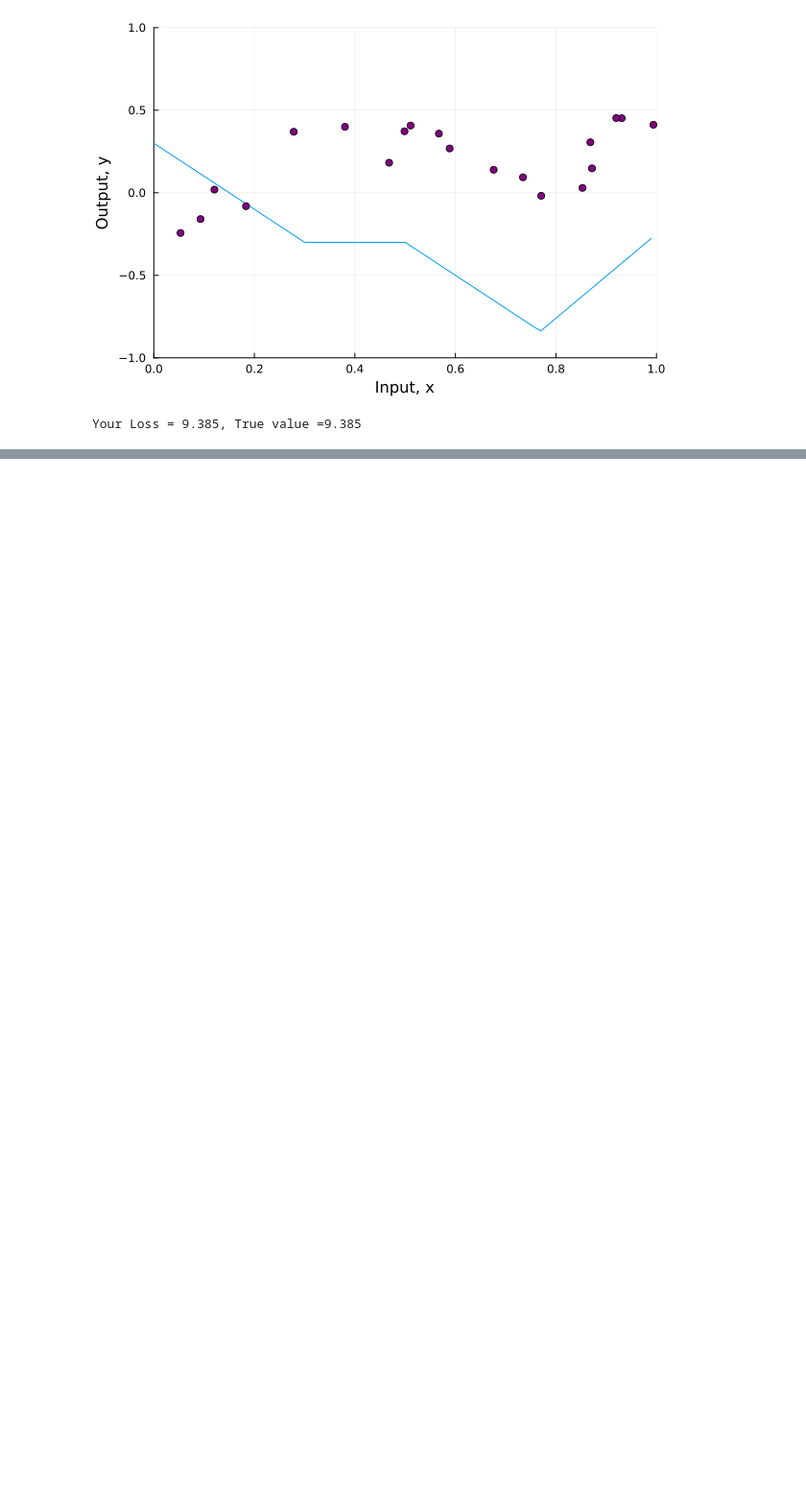
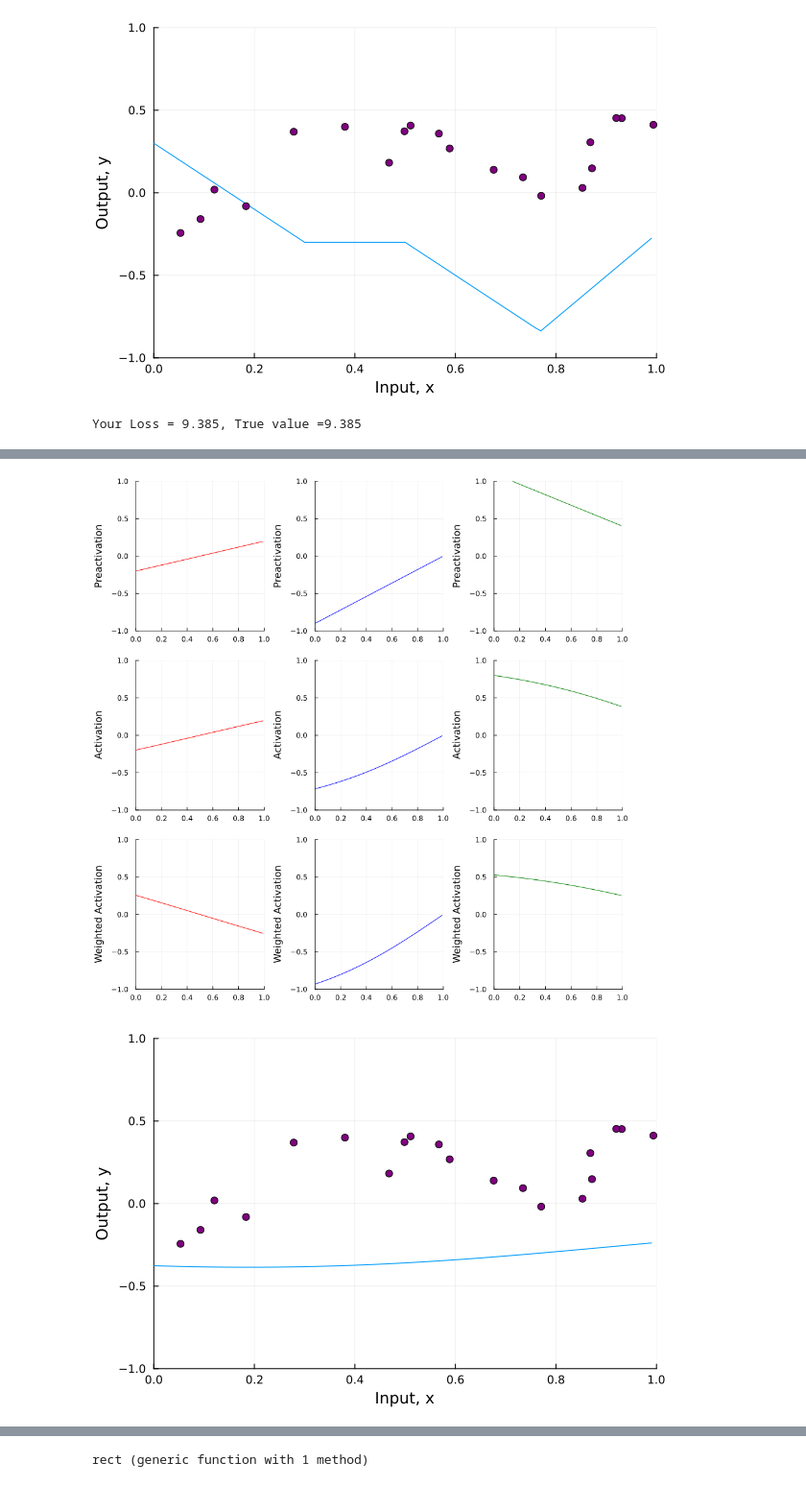
Before and after one commit to mirajcs/udl-julia, a Jupyter notebook: 3_1_Shallow_Networks_I.ipynb, the cells around one changed output, grey strips where cells are left out. Shown at 96% size. Drawn from its saved outputs; the diff is of its cells as text; code cells hidden in the pictures; blank space fills up the shorter version.

```diff
--- a/3_1_Shallow_Networks_I.ipynb
+++ b/3_1_Shallow_Networks_I.ipynb
@@ -218,0 +336,37 @@ Your Loss = 9.385, True value =9.385
+# %%
+# Define some parameters, run the neural network, and compute the loss
+θ₁₀ = -0.2; θ₁₁ = 0.4
+θ₂₀ = -0.9; θ₂₁ = 0.9
+θ₃₀ = 1.1; θ₃₁ = -0.7
+ϕ₀ = -0.23; ϕ₁ = -1.3; ϕ₂ = 1.3; ϕ₃ = 0.66
+
+# Define a range of input values
+x = collect(0.0:0.01:0.99)
+
+x_train = [0.09291784, 0.46809093, 0.93089486, 0.67612654, 0.73441752, 0.86847339,
+           0.49873225, 0.51083168, 0.18343972, 0.99380898, 0.27840809, 0.38028817,
+           0.12055708, 0.56715537, 0.92005746, 0.77072270, 0.85278176, 0.05315950,
+           0.87168699, 0.58858043]
+
+y_train = [-0.15934537, 0.18195445, 0.451270150, 0.13921448, 0.09366691, 0.30567674,
+            0.372291170, 0.40716968, -0.08131792, 0.41187806, 0.36943738, 0.3994327,
+            0.019062570, 0.35820410, 0.452564960, -0.0183121, 0.02957665, -0.24354444,
+            0.148038840, 0.26824970]
+
+# Run the neural network for each of these input values
+y, pre_1, pre_2, pre_3, act_1, act_2, act_3, w_act_1, w_act_2, w_act_3 =
+    shallow_1_1_3(x, my_tanh, ϕ₀, ϕ₁, ϕ₂, ϕ₃,
+                  θ₁₀, θ₁₁, θ₂₀, θ₂₁, θ₃₀, θ₃₁)
+
+# Plot with training data ovaerlaid
+plot_neural(x, y, pre_1, pre_2, pre_3, act_1, act_2, act_3, w_act_1, w_act_2, w_act_3, plot_all=true, x_data=x_train, y_data=y_train)
+
+# Run the neural network on the training data
+y_predict = shallow_1_1_3(x_train, my_tanh, ϕ₀, ϕ₁, ϕ₂, ϕ₃, θ₁₀, θ₁₁, θ₂₀, θ₂₁, θ₃₀, θ₃₁)[1]
+
+# Compute the least square loss and print it out
+loss = least_square_loss(y_train, y_predict)
+@printf("Your Loss = %3.3f\n", loss)
+# %% [output]
+[figure, added]
+[figure, added]
@@ -218,0 +374,7 @@ Your Loss = 9.385, True value =9.385
+# %%
+# Rectangle / boxcar activation (vectorized): 1 inside [0,1], 0 outside
+function rect(z)
+    return ifelse.((z .>= 0) .& (z .<= 1), 1.0, 0.0)
+end
+# %% [output]
+rect (generic function with 1 method)
```
Also changed, not shown: parts of 12 cells of this notebook.
